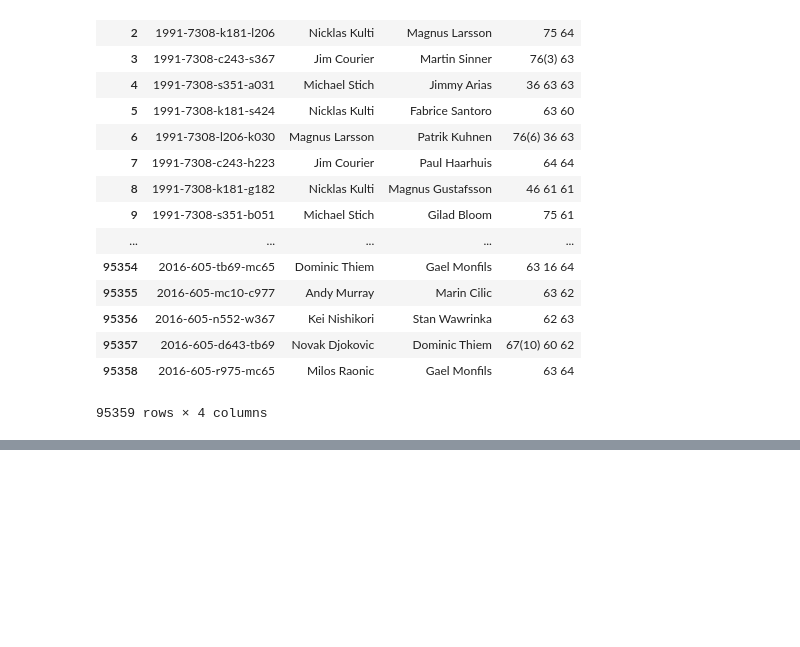
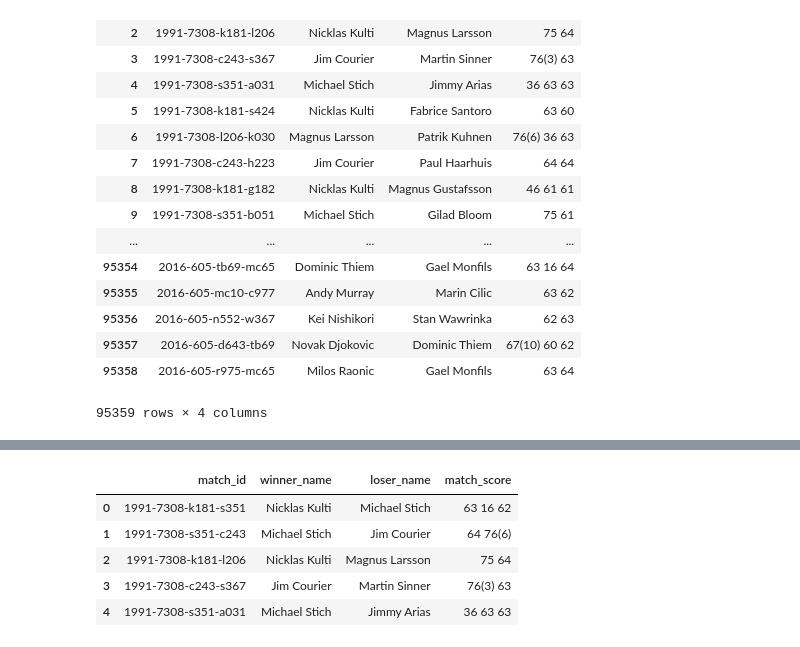
Before and after one commit to dsmart79/ETL-Tennis_Data, a Jupyter notebook: tennis_analysis.ipynb, the cells around one changed output, grey strips where cells are left out. Drawn from its saved outputs; the diff is of its cells as text; code cells hidden in the pictures; blank space fills up the shorter version.

```diff
--- a/tennis_analysis.ipynb
+++ b/tennis_analysis.ipynb
@@ -200,0 +221,9 @@ See the caveats in the documentation: http://pandas.pydata.org/pandas-docs/stabl
+# %%
+ pd.read_sql_query('select * from tennis_scores', con=tennis_engine).head()
+# %% [output]
+|  | match_id | winner_name | loser_name | match_score |
+| 0 | 1991-7308-k181-s351 | Nicklas Kulti | Michael Stich | 63 16 62 |
+| 1 | 1991-7308-s351-c243 | Michael Stich | Jim Courier | 64 76(6) |
+| 2 | 1991-7308-k181-l206 | Nicklas Kulti | Magnus Larsson | 75 64 |
+| 3 | 1991-7308-c243-s367 | Jim Courier | Martin Sinner | 76(3) 63 |
+| 4 | 1991-7308-s351-a031 | Michael Stich | Jimmy Arias | 36 63 63 |
```
Also changed, not shown: parts of 8 cells of this notebook, 2 other files.
